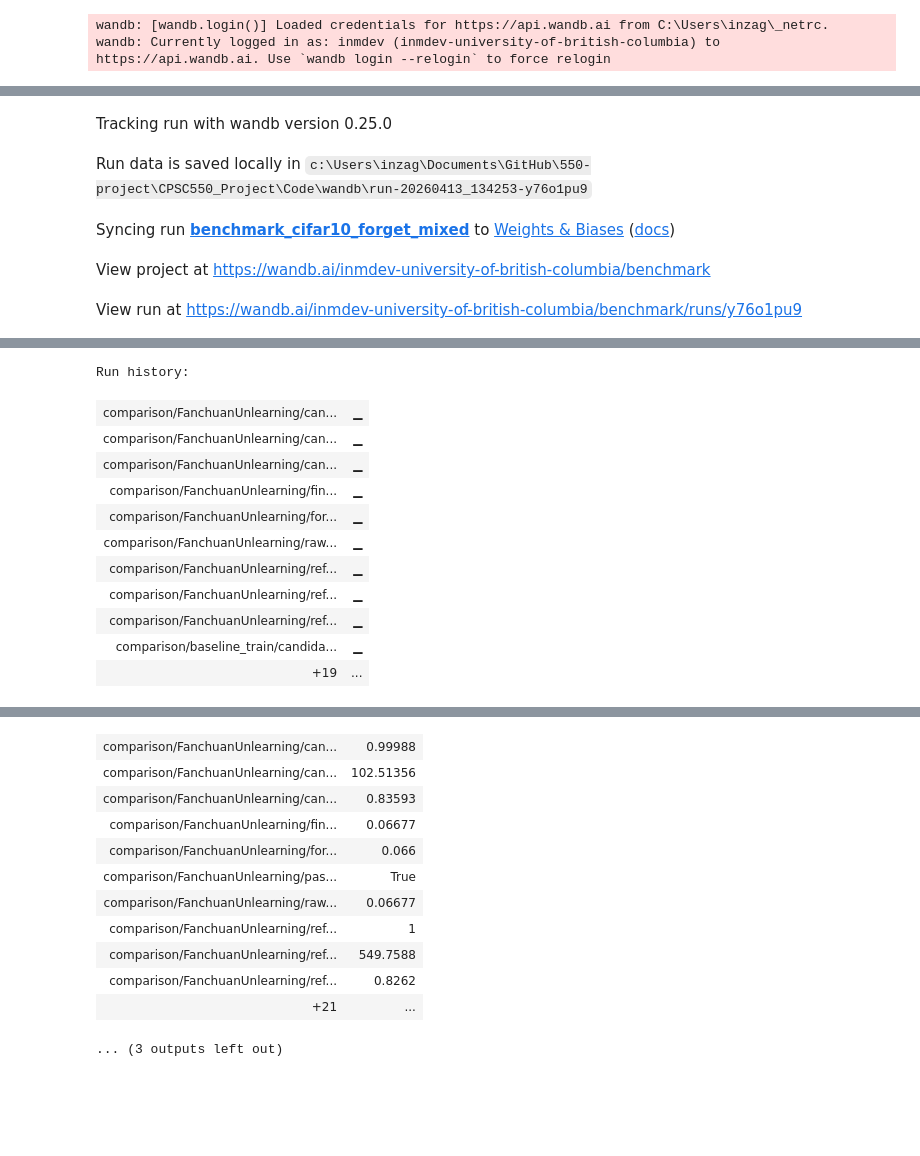
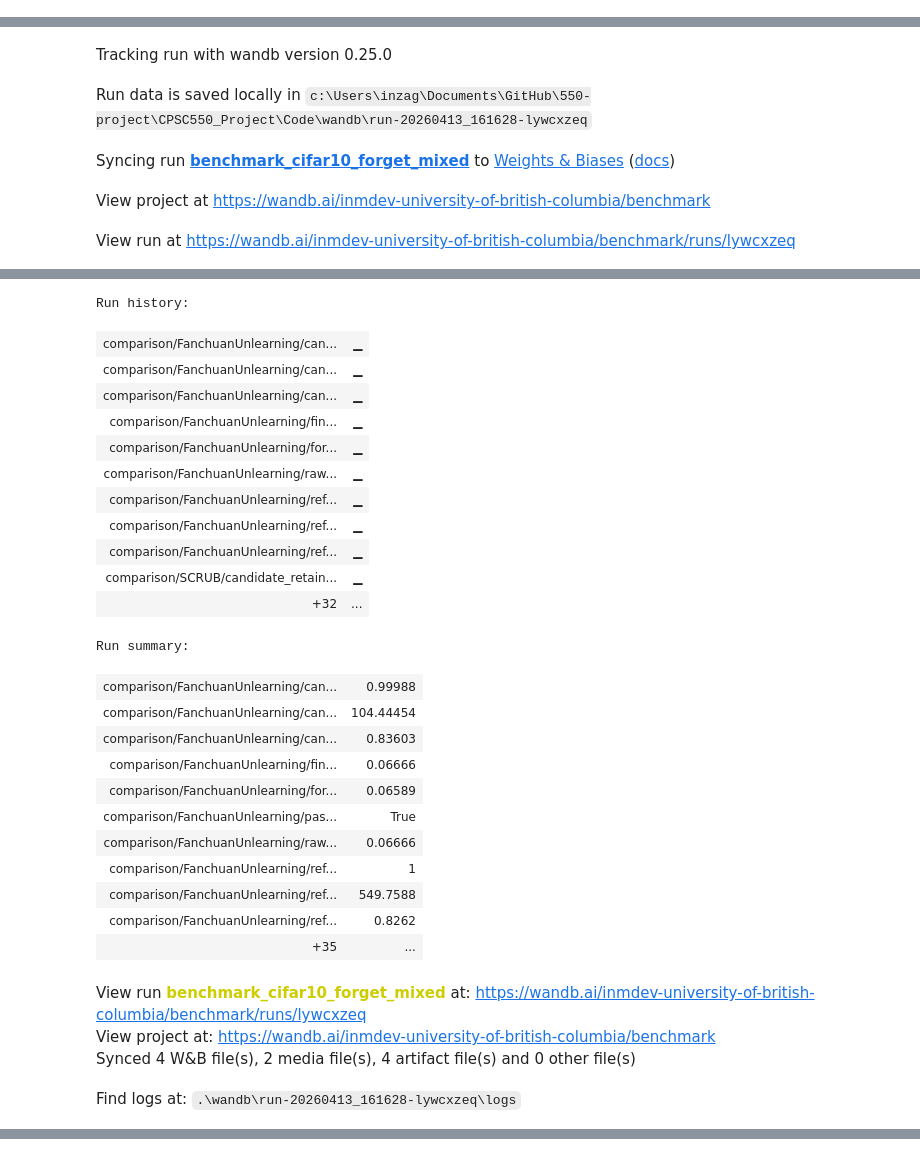
Before and after one commit to Kevinktv/CPSC550_Project, a Jupyter notebook: Code/02_benchmark_inference_unlearning.ipynb, the cells around one changed output, grey strips where cells are left out. Cells and saved outputs as stored; diff of their text form; code cells hidden in the pictures; blank space fills up the shorter version.

Commit message:
Delete + SCRUB

```diff
--- a/Code/02_benchmark_inference_unlearning.ipynb
+++ b/Code/02_benchmark_inference_unlearning.ipynb
@@ -103,41 +127,58 @@ display(results_to_dataframe(prediction_preview))
 # %%
 benchmark_outputs = run_benchmark_notebook_workflow(
     dataset=DATASET,
     checkpoint_dir=CHECKPOINT_DIR,
     baseline_train_family=BASELINE_TRAIN_FAMILY,
     baseline_retrain_family=BASELINE_RETRAIN_FAMILY,
-    candidate_family_dirs={UNLEARN_FAMILY: unlearn_outputs["family_dir"]},
+    candidate_family_dirs={
+        family_name: outputs["family_dir"]
+        for family_name, outputs in unlearn_outputs_by_family.items()
+    },
     efficiency_ratio=EFFICIENCY_RATIO,
     data_root=DATA_ROOT,
     task_manifest=TASK_MANIFEST,
     samples_csv=SAMPLES_CSV,
     device_name=DEVICE,
     batch_size=EVAL_BATCH_SIZE,
     image_size=IMAGE_SIZE,
     use_wandb=BENCHMARK_USE_WANDB,
     wandb_project=BENCHMARK_WANDB_PROJECT,
 )
 
 benchmark_outputs
 # %% [output]
-wandb: [wandb.login()] Loaded credentials for https://api.wandb.ai from C:\Users\inzag\_netrc.
-wandb: Currently logged in as: inmdev (inmdev-university-of-british-columbia) to https://api.wandb.ai. Use `wandb login --relogin` to force relogin
 [interactive output not drawn]
 Tracking run with wandb version 0.25.0
-Run data is saved locally in c:\Users\inzag\Documents\GitHub\550-project\CPSC550_Project\Code\wandb\run-20260413_134253-y76o1pu9
+Run data is saved locally in c:\Users\inzag\Documents\GitHub\550-project\CPSC550_Project\Code\wandb\run-20260413_161628-lywcxzeq
 Syncing run benchmark_cifar10_forget_mixed to Weights & Biases (docs)
 View project at https://wandb.ai/inmdev-university-of-british-columbia/benchmark
-View run at https://wandb.ai/inmdev-university-of-british-columbia/benchmark/runs/y76o1pu9
+View run at https://wandb.ai/inmdev-university-of-british-columbia/benchmark/runs/lywcxzeq
 [interactive output not drawn]
+Run history:
+| comparison/FanchuanUnlearning/can... | ▁ |
+| comparison/FanchuanUnlearning/can... | ▁ |
+| comparison/FanchuanUnlearning/can... | ▁ |
+| comparison/FanchuanUnlearning/fin... | ▁ |
+| comparison/FanchuanUnlearning/for... | ▁ |
+| comparison/FanchuanUnlearning/raw... | ▁ |
+| comparison/FanchuanUnlearning/ref... | ▁ |
+| comparison/FanchuanUnlearning/ref... | ▁ |
+| comparison/FanchuanUnlearning/ref... | ▁ |
+| comparison/SCRUB/candidate_retain... | ▁ |
+| +32 | ... |
-Run history:
+Run summary:
-| comparison/FanchuanUnlearning/can... | ▁ |
-| comparison/FanchuanUnlearning/can... | ▁ |
-| comparison/FanchuanUnlearning/can... | ▁ |
-| comparison/FanchuanUnlearning/fin... | ▁ |
-| comparison/FanchuanUnlearning/for... | ▁ |
-| comparison/FanchuanUnlearning/raw... | ▁ |
-| comparison/FanchuanUnlearning/ref... | ▁ |
-| comparison/FanchuanUnlearning/ref... | ▁ |
-| comparison/FanchuanUnlearning/ref... | ▁ |
-| comparison/baseline_train/candida... | ▁ |
-| +19 | ... |
+| comparison/FanchuanUnlearning/can... | 0.99988 |
+| comparison/FanchuanUnlearning/can... | 104.44454 |
+| comparison/FanchuanUnlearning/can... | 0.83603 |
+| comparison/FanchuanUnlearning/fin... | 0.06666 |
+| comparison/FanchuanUnlearning/for... | 0.06589 |
+| comparison/FanchuanUnlearning/pas... | True |
+| comparison/FanchuanUnlearning/raw... | 0.06666 |
+| comparison/FanchuanUnlearning/ref... | 1 |
+| comparison/FanchuanUnlearning/ref... | 549.7588 |
+| comparison/FanchuanUnlearning/ref... | 0.8262 |
+| +35 | ... |
+View run benchmark_cifar10_forget_mixed at: https://wandb.ai/inmdev-university-of-british-columbia/benchmark/runs/lywcxzeq
+View project at: https://wandb.ai/inmdev-university-of-british-columbia/benchmark
+Synced 4 W&B file(s), 2 media file(s), 4 artifact file(s) and 0 other file(s)
+Find logs at: .\wandb\run-20260413_161628-lywcxzeq\logs
@@ -145,15 +202,3 @@ Run summary:
-| comparison/FanchuanUnlearning/can... | 0.99988 |
-| comparison/FanchuanUnlearning/can... | 102.51356 |
-| comparison/FanchuanUnlearning/can... | 0.83593 |
-| comparison/FanchuanUnlearning/fin... | 0.06677 |
-| comparison/FanchuanUnlearning/for... | 0.066 |
-| comparison/FanchuanUnlearning/pas... | True |
-| comparison/FanchuanUnlearning/raw... | 0.06677 |
-| comparison/FanchuanUnlearning/ref... | 1 |
-| comparison/FanchuanUnlearning/ref... | 549.7588 |
-| comparison/FanchuanUnlearning/ref... | 0.8262 |
-| +21 | ... |
-... (3 outputs left out)
 # %%
 family_df = results_to_dataframe(
     [
```
Also changed, not shown: parts of 8 cells of this notebook, 4 other files.
